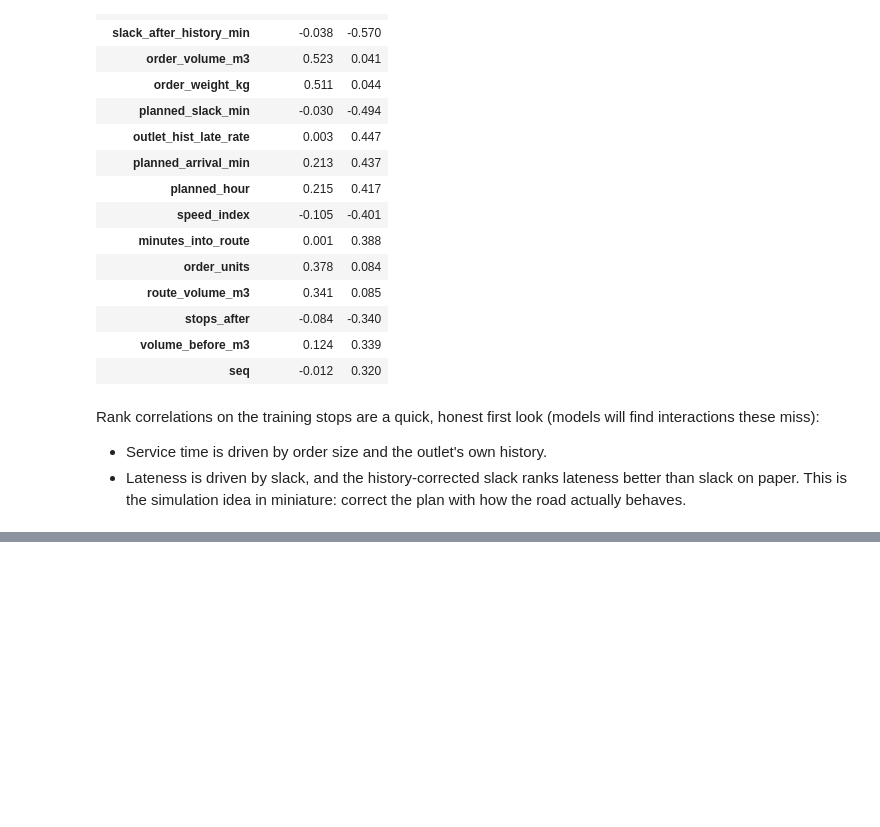
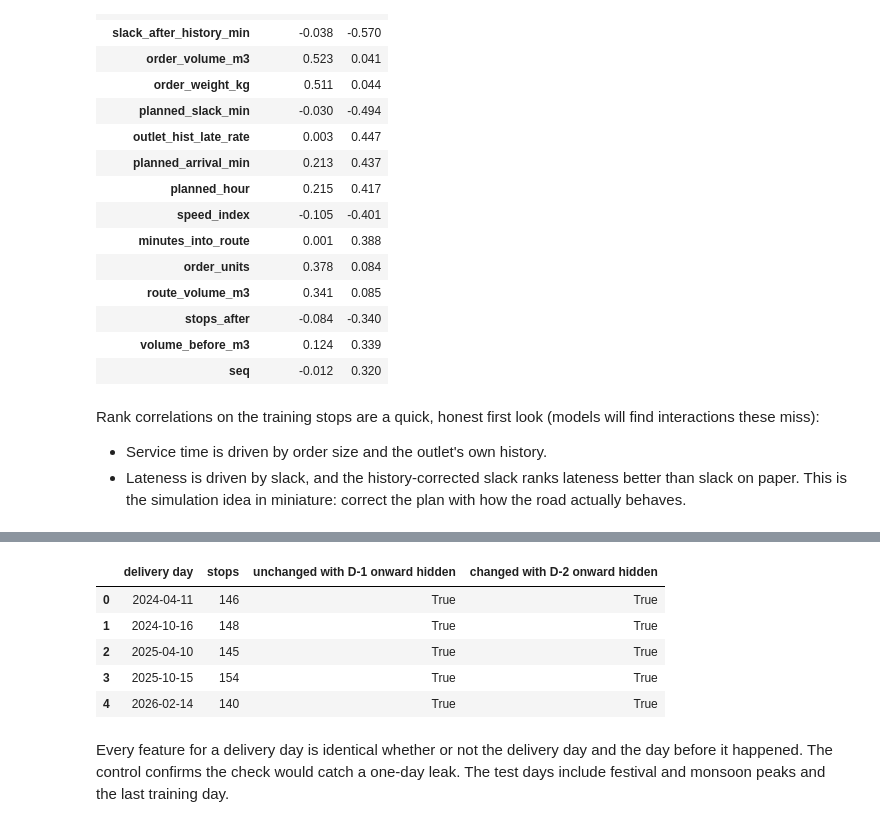
Before and after one commit to sameera-ekanayaka/Xora_Datathon, a Jupyter notebook: notebooks/04_feature_engineering.ipynb, the cells around one changed output, grey strips where cells are left out. Drawn from its saved outputs; the diff is of its cells as text; code cells hidden in the pictures; blank space fills up the shorter version.

Commit message:
Prove no feature changes when the delivery day is hidden

```diff
--- a/notebooks/04_feature_engineering.ipynb
+++ b/notebooks/04_feature_engineering.ipynb
@@ -267,0 +272,33 @@ Rank correlations on the training stops are a quick, honest first look (models w
+# %%
+def hide_actuals_from(df, first_hidden_day):
+    df = df.copy()
+    df.loc[df["date"] >= first_hidden_day, fe.ACTUAL_COLS] = np.nan
+    return df
+
+def rebuild(df):
+    return fe.build_task1_features(df, outlets, vehicles, allowance, calendar, road, traffic)
+
+test_days = pd.to_datetime(["2024-04-11", "2024-10-16", "2025-04-10", "2025-10-15", "2026-02-14"])
+rows = []
+for day in test_days:
+    on_day = stops["date"] == day
+    hidden_d1 = rebuild(hide_actuals_from(stops, day - pd.Timedelta(days=1)))
+    hidden_d2 = rebuild(hide_actuals_from(stops, day - pd.Timedelta(days=2)))
+    rows.append({
+        "delivery day": day.date(),
+        "stops": int(on_day.sum()),
+        "unchanged with D-1 onward hidden": feats.loc[on_day].equals(hidden_d1.loc[on_day]),
+        "changed with D-2 onward hidden": not feats.loc[on_day].equals(hidden_d2.loc[on_day]),
+    })
+leak_test = pd.DataFrame(rows)
+assert leak_test.iloc[:, 2:].all().all()
+leak_test
+# %% [output]
+|  | delivery day | stops | unchanged with D-1 onward hidden | changed with D-2 onward hidden |
+| 0 | 2024-04-11 | 146 | True | True |
+| 1 | 2024-10-16 | 148 | True | True |
+| 2 | 2025-04-10 | 145 | True | True |
+| 3 | 2025-10-15 | 154 | True | True |
+| 4 | 2026-02-14 | 140 | True | True |
+# %% [markdown]
+Every feature for a delivery day is identical whether or not the delivery day and the day before it happened. The control confirms the check would catch a one-day leak. The test days include festival and monsoon peaks and the last training day.
```
Also changed, not shown: parts of 1 cell of this notebook.
